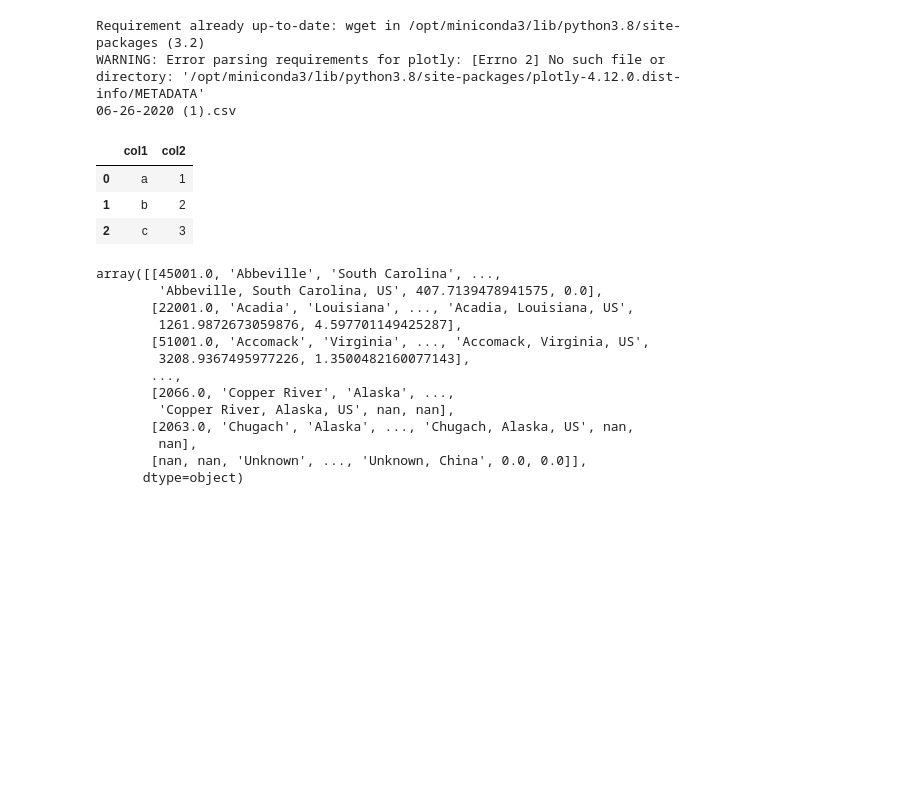
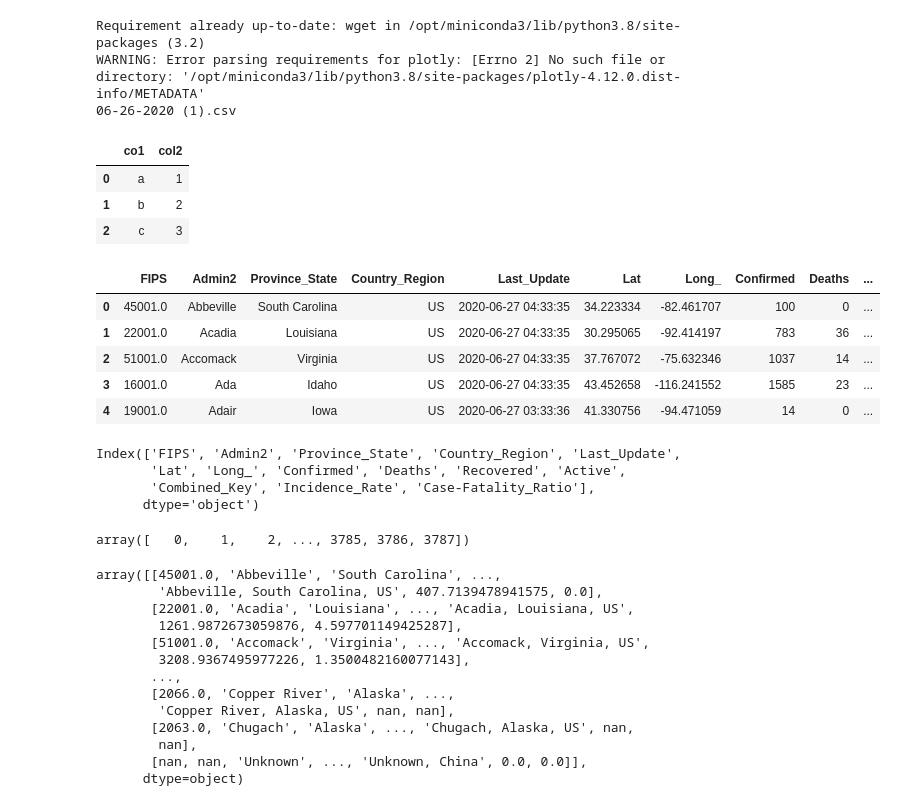
Before and after one commit to cullinap/dev, a Jupyter notebook: practice/Untitled.ipynb, the cells around one changed output. Saved outputs shown, nothing was run; the diff lists cells and outputs as text; code cells hidden in the pictures; blank space fills up the shorter version.

```diff
--- a/practice/Untitled.ipynb
+++ b/practice/Untitled.ipynb
@@ -20,13 +20,21 @@ print(data)
 Requirement already up-to-date: wget in /opt/miniconda3/lib/python3.8/site-packages (3.2)
 WARNING: Error parsing requirements for plotly: [Errno 2] No such file or directory: '/opt/miniconda3/lib/python3.8/site-packages/plotly-4.12.0.dist-info/METADATA'
 06-26-2020 (1).csv
-# %%
-# make a dictionary from a list/dictionary
-pd.DataFrame({'col1':['a','b','c'],'col2':[1,2,3]})
-# %% [output]
-|  | col1 | col2 |
-| 0 | a | 1 |
-| 1 | b | 2 |
-| 2 | c | 3 |
+# %%
+l = ['a','a','b','b','c','b','c','c','c']
+d = {'co1': ['a','b','c'],'col2':[1,2,3]}
+pd.DataFrame(d)
+# %% [output]
+|  | co1 | col2 |
+| 0 | a | 1 |
+| 1 | b | 2 |
+| 2 | c | 3 |
 # %%
-df = pd.read_csv('06-26-2020.csv')
+df = pd.read_csv('06-26-2020.csv'); df.head()
+# %% [output]
+|  | FIPS | Admin2 | Province_State | Country_Region | Last_Update | Lat | Long_ | Confirmed | Deaths | ... |
+| 0 | 45001.0 | Abbeville | South Carolina | US | 2020-06-27 04:33:35 | 34.223334 | -82.461707 | 100 | 0 | ... |
+| 1 | 22001.0 | Acadia | Louisiana | US | 2020-06-27 04:33:35 | 30.295065 | -92.414197 | 783 | 36 | ... |
+| 2 | 51001.0 | Accomack | Virginia | US | 2020-06-27 04:33:35 | 37.767072 | -75.632346 | 1037 | 14 | ... |
+| 3 | 16001.0 | Ada | Idaho | US | 2020-06-27 04:33:35 | 43.452658 | -116.241552 | 1585 | 23 | ... |
+| 4 | 19001.0 | Adair | Iowa | US | 2020-06-27 03:33:36 | 41.330756 | -94.471059 | 14 | 0 | ... |
@@ -38,3 +43,14 @@ data = df.to_numpy()
+# %%
+columns
+# %% [output]
+Index(['FIPS', 'Admin2', 'Province_State', 'Country_Region', 'Last_Update',
+       'Lat', 'Long_', 'Confirmed', 'Deaths', 'Recovered', 'Active',
+       'Combined_Key', 'Incidence_Rate', 'Case-Fatality_Ratio'],
+      dtype='object')
+# %%
+index.to_numpy()
+# %% [output]
+array([   0,    1,    2, ..., 3785, 3786, 3787])
 # %%
 data
 # %% [output]
```
Also changed, not shown: parts of 25 cells of this notebook, 4 other files.
